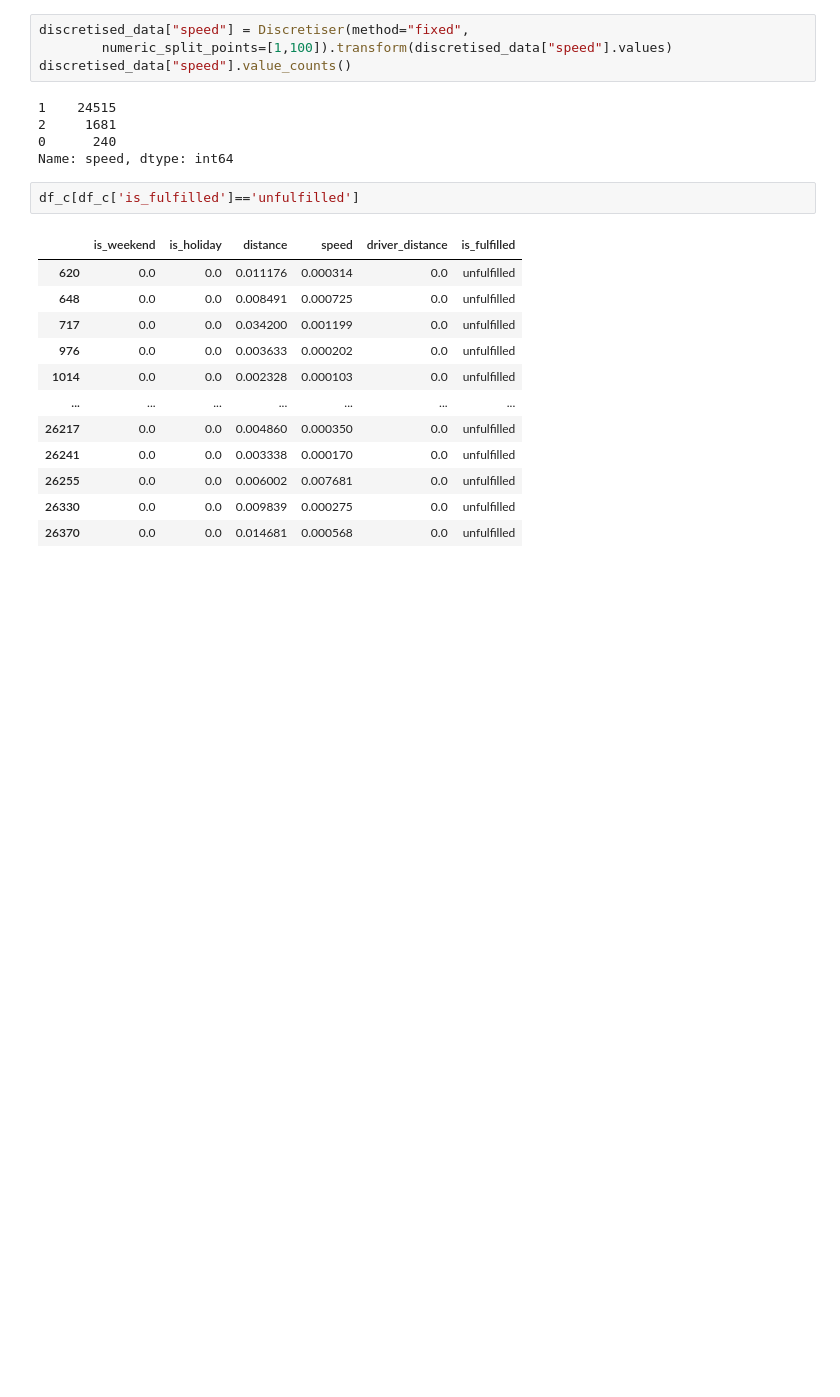
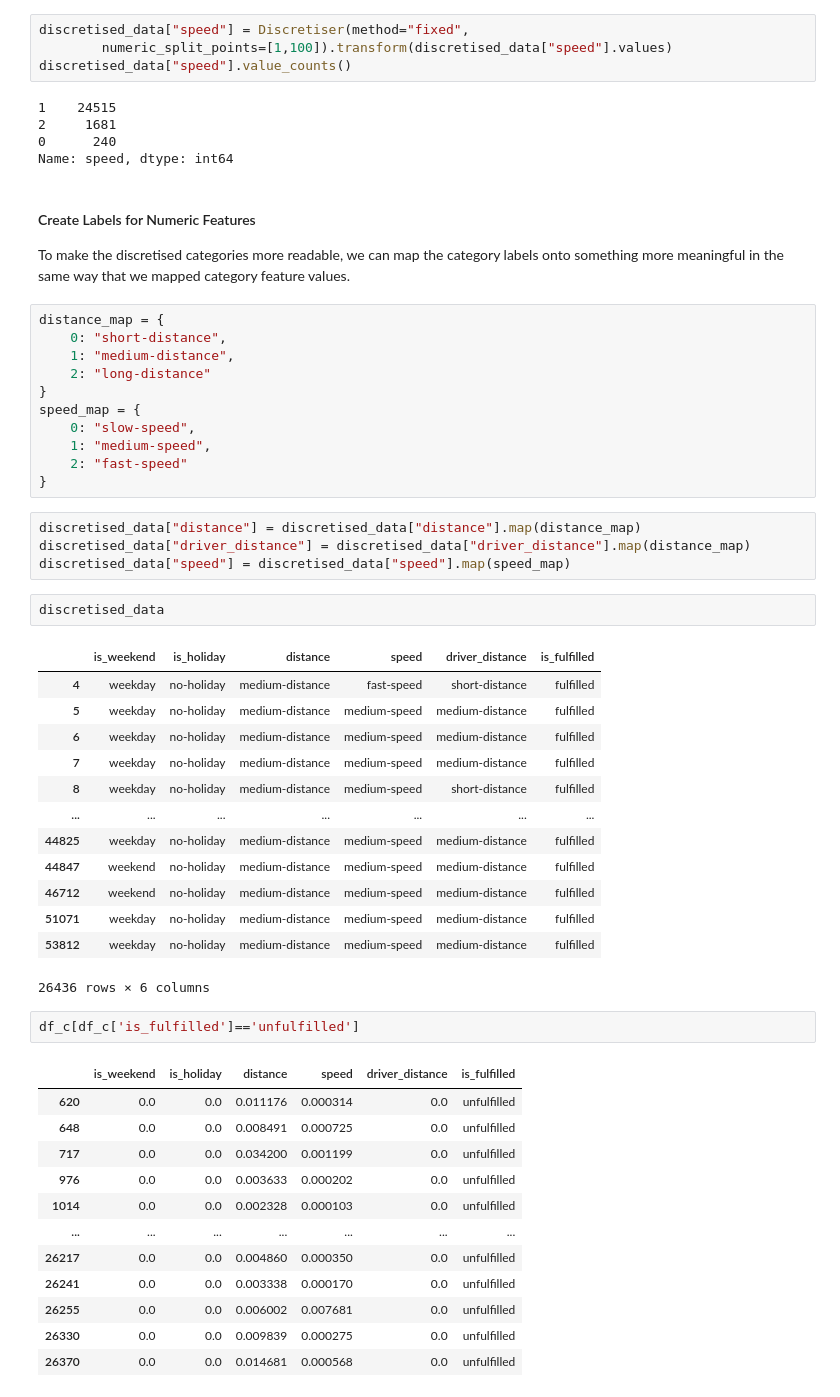
Before and after one commit to natyrix/Causal-Inference, a Jupyter notebook: notebooks/causal_learning.ipynb, the cells around one changed output. Drawn from its saved outputs; the diff is of its cells as text; blank space fills up the shorter version.

Commit message:
Numeric Features Labeled

```diff
--- a/notebooks/causal_learning.ipynb
+++ b/notebooks/causal_learning.ipynb
@@ -368,6 +368,40 @@ discretised_data["speed"].value_counts()
 2     1681
 0      240
 Name: speed, dtype: int64
+# %% [markdown]
+#### Create Labels for Numeric Features
+To make the discretised categories more readable, we can map the category labels onto something more meaningful in the same way that we mapped category feature values.
+# %%
+distance_map = {
+    0: "short-distance",
+    1: "medium-distance",
+    2: "long-distance"
+}
+speed_map = {
+    0: "slow-speed",
+    1: "medium-speed",
+    2: "fast-speed"
+}
+# %%
+discretised_data["distance"] = discretised_data["distance"].map(distance_map)
+discretised_data["driver_distance"] = discretised_data["driver_distance"].map(distance_map)
+discretised_data["speed"] = discretised_data["speed"].map(speed_map)
+# %%
+discretised_data
+# %% [output]
+|  | is_weekend | is_holiday | distance | speed | driver_distance | is_fulfilled |
+| 4 | weekday | no-holiday | medium-distance | fast-speed | short-distance | fulfilled |
+| 5 | weekday | no-holiday | medium-distance | medium-speed | medium-distance | fulfilled |
+| 6 | weekday | no-holiday | medium-distance | medium-speed | medium-distance | fulfilled |
+| 7 | weekday | no-holiday | medium-distance | medium-speed | medium-distance | fulfilled |
+| 8 | weekday | no-holiday | medium-distance | medium-speed | short-distance | fulfilled |
+| ... | ... | ... | ... | ... | ... | ... |
+| 44825 | weekday | no-holiday | medium-distance | medium-speed | medium-distance | fulfilled |
+| 44847 | weekend | no-holiday | medium-distance | medium-speed | medium-distance | fulfilled |
+| 46712 | weekend | no-holiday | medium-distance | medium-speed | medium-distance | fulfilled |
+| 51071 | weekday | no-holiday | medium-distance | medium-speed | medium-distance | fulfilled |
+| 53812 | weekday | no-holiday | medium-distance | medium-speed | medium-distance | fulfilled |
+26436 rows × 6 columns
 # %%
 df_c[df_c['is_fulfilled']=='unfulfilled']
 # %% [output]
```
